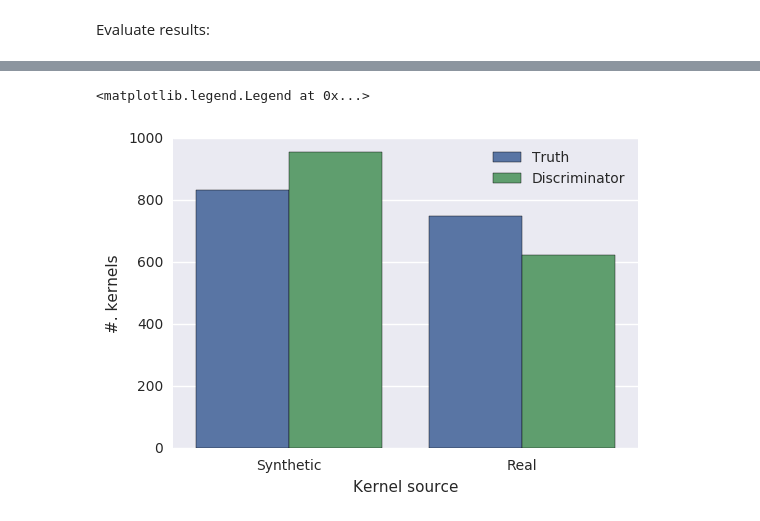
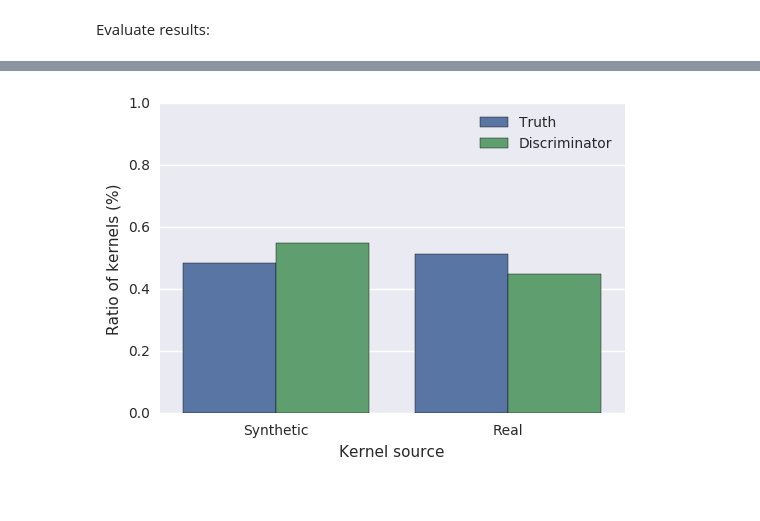
Before and after one commit to ChrisCummins/phd, a Jupyter notebook: Adversarial Tuning.ipynb, the cells around one changed output, grey strips where cells are left out. Saved outputs shown, nothing was run; the diff lists cells and outputs as text; code cells hidden in the pictures.

Commit message:
Further work on Adversarial Tuning

```diff
--- a/Adversarial Tuning.ipynb
+++ b/Adversarial Tuning.ipynb
@@ -46,9 +46,12 @@ def corpus_iter(kernels_db):
 import pickle
 from labm8 import fs
 
+datadir = fs.path("data", "adversarial")
+fs.mkdir(datadir)
+
 github_srcs = corpus_iter(fs.path(corpus.contentcache.path, "kernels.db"))
 
-inpath = fs.path("data", "encoded-" + corpus.hash + ".pkl")
+inpath = fs.path(datadir, "encoded-" + corpus.hash + ".pkl")
 if fs.exists(inpath):
     with open(inpath, "rb") as infile:
         github_seqs = pickle.load(infile)
@@ -116,7 +118,7 @@ corpus of 55202 files
 # %%
 syn_srcs = corpus_iter(fs.path(syn_corpus.contentcache.path, "kernels.db"))
 
-inpath = fs.path("data", "encoded-" + syn_corpus.hash + ".pkl")
+inpath = fs.path(datadir, "encoded-" + syn_corpus.hash + ".pkl")
 if fs.exists(inpath):
     with open(inpath, "rb") as infile:
         syn_seqs = pickle.load(infile)
@@ -268,12 +281,15 @@ ________________________________________________________________________________
 # %% [markdown]
 Create and train model:
 # %%
-model_path = fs.path("data", "model.h5")
+import clgen
+
+train_hash = clgen.checksum(X_train.tostring() + bytes(seed))
+model_path = fs.path(datadir, "model-{train_hash}.h5".format(**vars()))
+
 if fs.exists(model_path):
     model = load_model(model_path)
 else:
     model = create_model()
-
     np.random.seed(seed)
     model.fit(X_train, y_train, nb_epoch=nb_epoch, validation_split=validation_split,
               batch_size=batch_size, verbose=1, shuffle=True)
@@ -285,7 +299,9 @@ ValueError: Error when checking model input: expected code_in to have 3 dimensio
 # %% [markdown]
 Test model:
 # %%
-predictions_path = fs.path("data", "predictions.pkl")
+test_hash = clgen.checksum(X_test.tostring() + bytes(seed))
+predictions_path = fs.path(datadir, "predictions-{test_hash}.pkl".format(**vars()))
+
 if fs.exists(predictions_path):
     with open(predictions_path, "rb") as infile:
         predictions = pickle.load(infile)
@@ -293,6 +309,7 @@ else:
     predictions = np.array(model.predict(X_test, batch_size=batch_size, verbose=0))
     with open(predictions_path, "wb") as outfile:
         pickle.dump(predictions, outfile)
+        print("cached", predictions_path)
 # %% [markdown]
 Evaluate results:
 # %%
@@ -313,13 +330,14 @@ Discriminator correctly classified 1379 of 1580 instances (87.3%)
 # %%
-data = pd.DataFrame([
-    {"source": "Truth", "Kernel source": "Synthetic", "Y": sum(x[1] for x in y_test) / n_test},
-    {"source": "Truth", "Kernel source": "Real", "Y": sum(x[0] for x in y_test) / n_test},
-    {"source": "Discriminator", "Kernel source": "Synthetic", "Y": sum(x[1] for x in clipped) / n_test},
-    {"source": "Discriminator", "Kernel source": "Real", "Y": sum(x[0] for x in clipped) / n_test},
-])
-sns.barplot(data=data, x="Kernel source", y="Y", hue="source")
-plt.ylabel("Ratio of kernels (%)")
-plt.legend(title="")
+if isnotebook():
+    data = pd.DataFrame([
+        {"source": "Truth", "Kernel source": "Synthetic", "Y": sum(x[1] for x in y_test) / n_test},
+        {"source": "Truth", "Kernel source": "Real", "Y": sum(x[0] for x in y_test) / n_test},
+        {"source": "Discriminator", "Kernel source": "Synthetic", "Y": sum(x[1] for x in clipped) / n_test},
+        {"source": "Discriminator", "Kernel source": "Real", "Y": sum(x[0] for x in clipped) / n_test},
+    ])
+    sns.barplot(data=data, x="Kernel source", y="Y", hue="source")
+    plt.ylabel("Ratio of kernels (%)")
+    plt.ylim((0, 1))
+    plt.legend(title="")
 # %% [output]
-<matplotlib.legend.Legend at 0x...>
-[figure, old version]
+[figure, new version]
```
Also changed, not shown: parts of 7 cells of this notebook, 1 other file.
